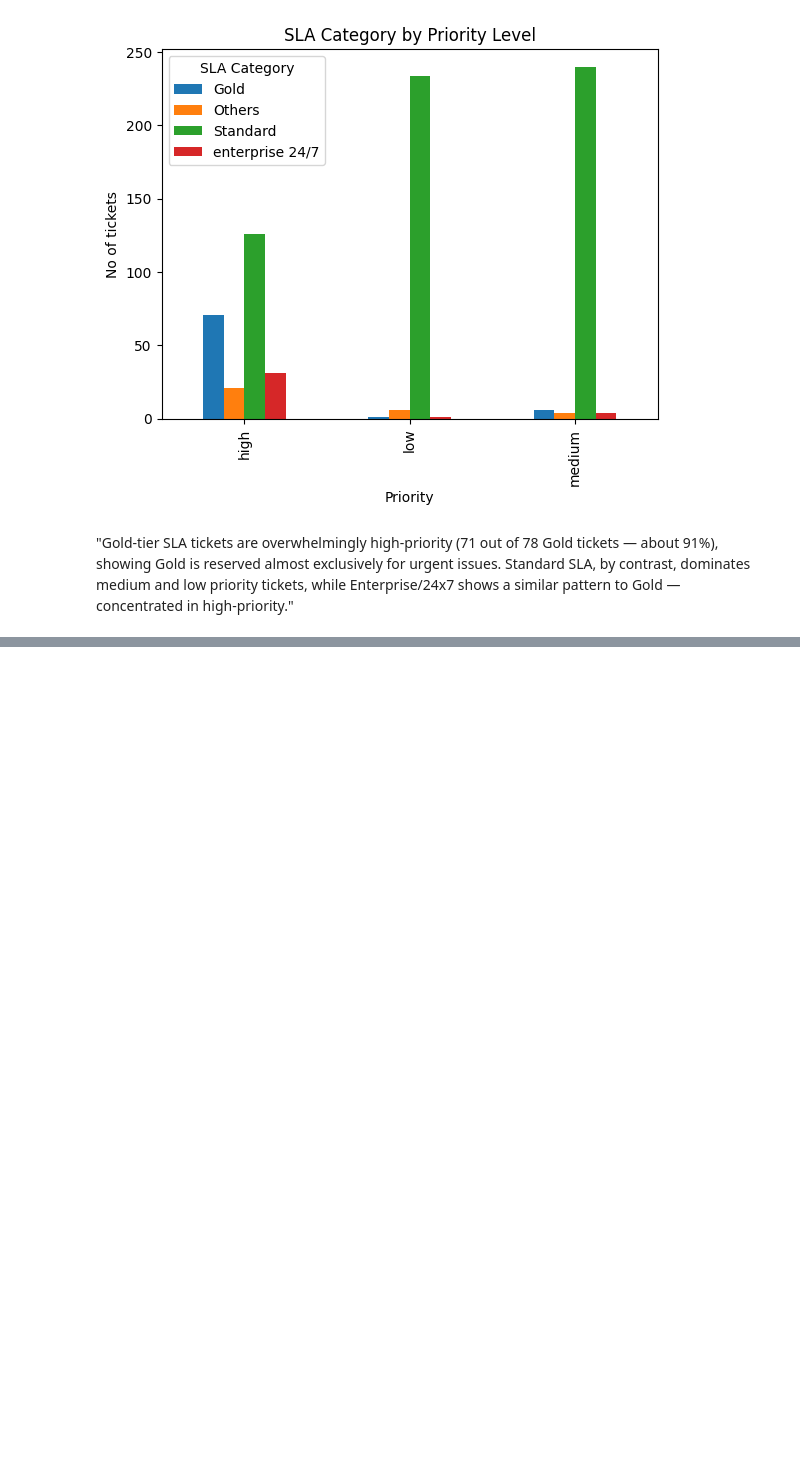
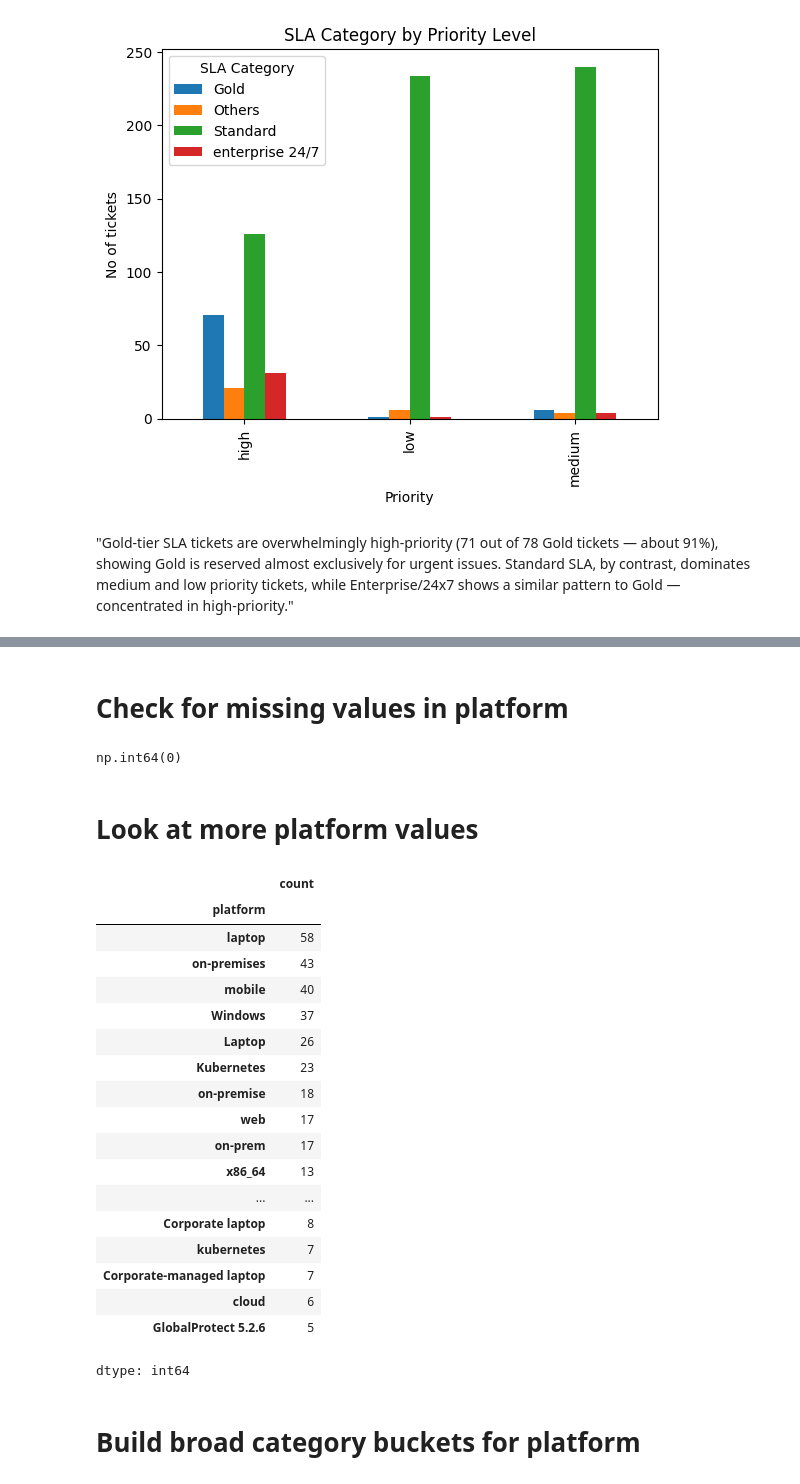
Before and after one commit to ashitasingh1230-commits/IT_support_ticket_analysis, a Jupyter notebook: 01_sla_cleaning.ipynb, the cells around one changed output, grey strips where cells are left out. Drawn from its saved outputs; the diff is of its cells as text; code cells hidden in the pictures; blank space fills up the shorter version.

```diff
--- a/01_sla_cleaning.ipynb
+++ b/01_sla_cleaning.ipynb
@@ -394,0 +555,21 @@ plt.show()
+# %%
+def categorise_region(text):
+  text=text.lower().strip()
+  if 'unknown' in text:
+    return 'Unknown'
+  elif 'east' in text:
+    return 'US east'
+  elif 'west' in text:
+    return 'US west'
+  elif 'central' in text:
+    return 'US Central'
+  elif text == 'na' or 'north america'in text  or 'global' in text:
+    return 'North America'
+  elif 'emea' in text:
+    return 'EMEA'
+  elif 'datacenter' in text or  'dc' in text:
+    return 'Unspecified Datacenter'
+  else:
+    return 'Other'
+df['region_category']=df['region'].apply(categorise_region)
+df['region_category'].value_counts()
@@ -394,0 +588,32 @@ plt.show()
+# %% [markdown]
+# Check for missing values in platform
+# %%
+df['platform'].isna().sum()
+# %% [output]
+np.int64(0)
+# %% [markdown]
+# Look at more platform values
+# %%
+df['platform'].value_counts().head(20)
+# %% [output]
+|  | count |
+| platform |  |
+| laptop | 58 |
+| on-premises | 43 |
+| mobile | 40 |
+| Windows | 37 |
+| Laptop | 26 |
+| Kubernetes | 23 |
+| on-premise | 18 |
+| web | 17 |
+| on-prem | 17 |
+| x86_64 | 13 |
+| ... | ... |
+| Corporate laptop | 8 |
+| kubernetes | 7 |
+| Corporate-managed laptop | 7 |
+| cloud | 6 |
+| GlobalProtect 5.2.6 | 5 |
+dtype: int64
+# %% [markdown]
+# Build broad category buckets for platform
```
Also changed, not shown: parts of 27 cells of this notebook.
